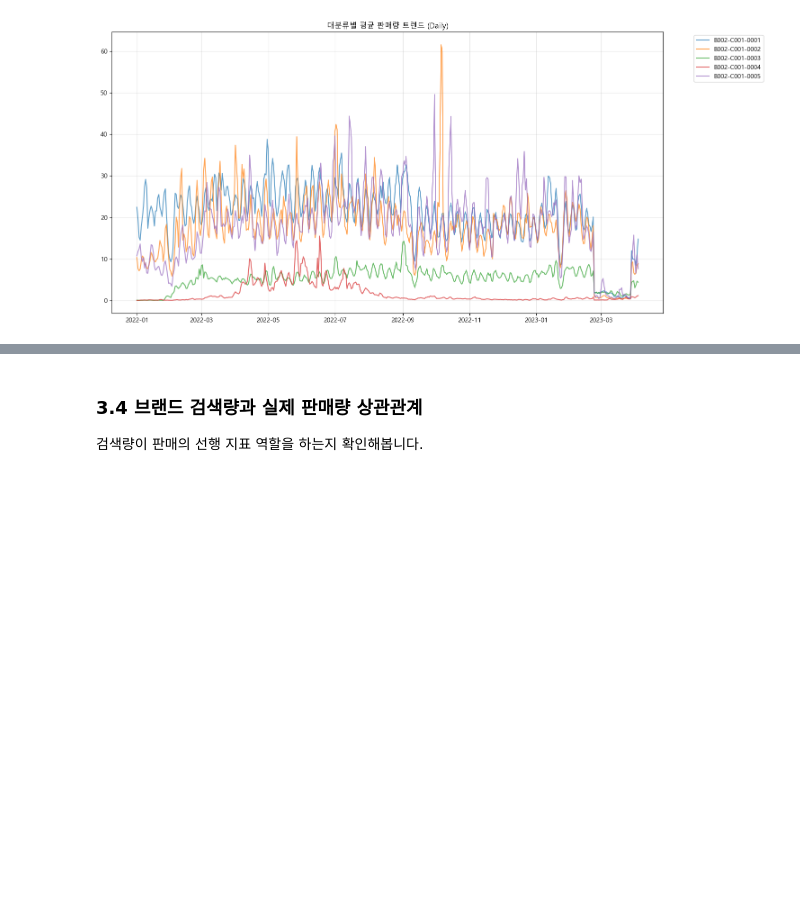
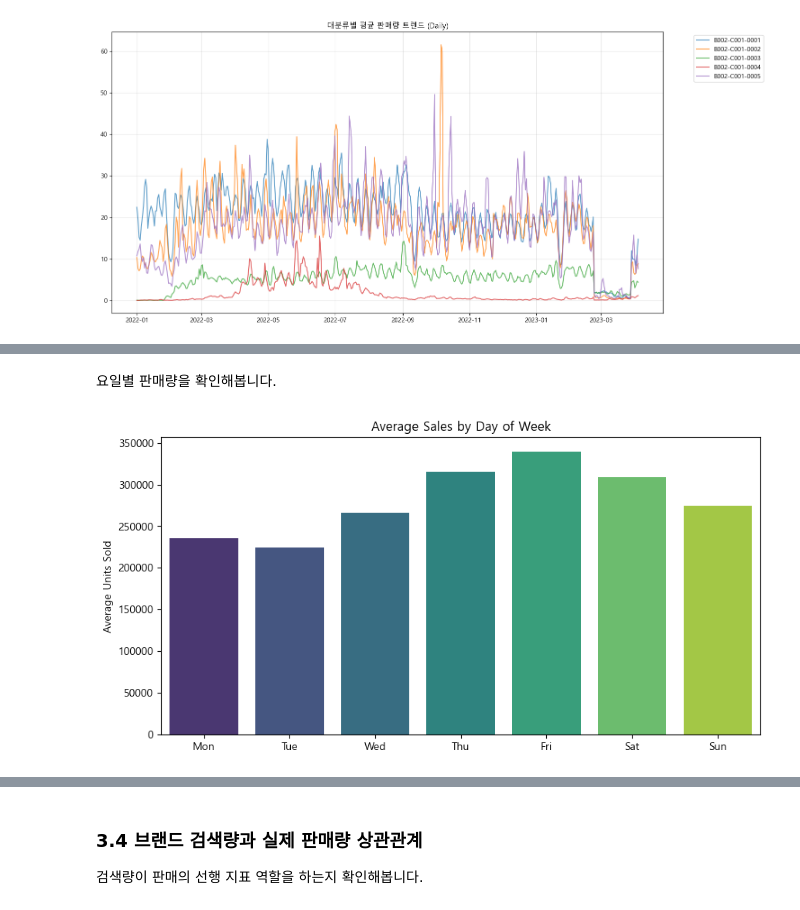
Before and after one commit to KittyNat123/Sales, a Jupyter notebook: 조규형/Sales_조규형2.ipynb, the cells around one changed output, grey strips where cells are left out. Drawn from its saved outputs; the diff is of its cells as text; code cells hidden in the pictures; blank space fills up the shorter version.

```diff
--- a/조규형/Sales_조규형2.ipynb
+++ b/조규형/Sales_조규형2.ipynb
@@ -307,0 +343,13 @@ plt.show()
+# %% [markdown]
+요일별 판매량을 확인해봅니다.
+# %%
+# 요일 추출 (0: 월요일, 6: 일요일)
+weekday_sales = daily_total_sales.groupby(daily_total_sales.index.dayofweek).mean()
+
+plt.figure(figsize=(10, 5))
+sns.barplot(x=['Mon', 'Tue', 'Wed', 'Thu', 'Fri', 'Sat', 'Sun'], y=weekday_sales.values, palette='viridis')
+plt.title("Average Sales by Day of Week")
+plt.ylabel("Average Units Sold")
+plt.show()
+# %% [output]
+[figure, added]
```
Also changed, not shown: parts of 60 cells of this notebook.
